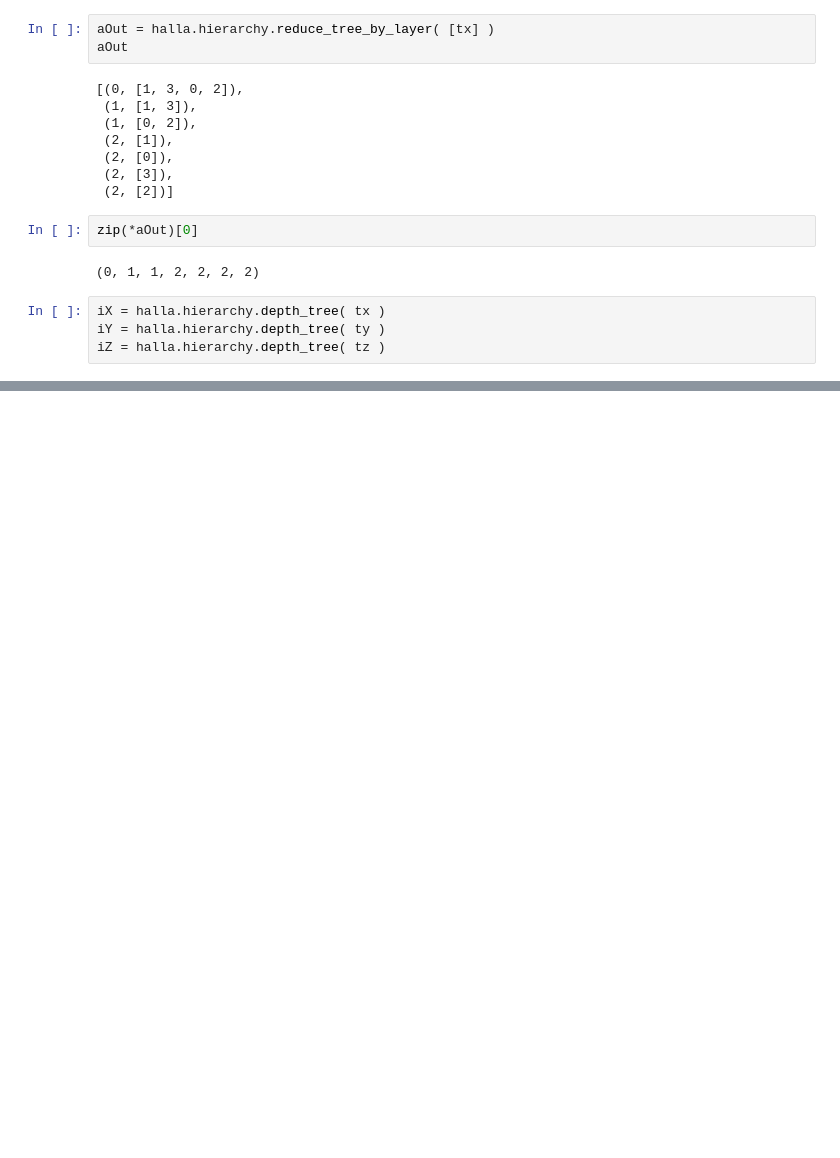
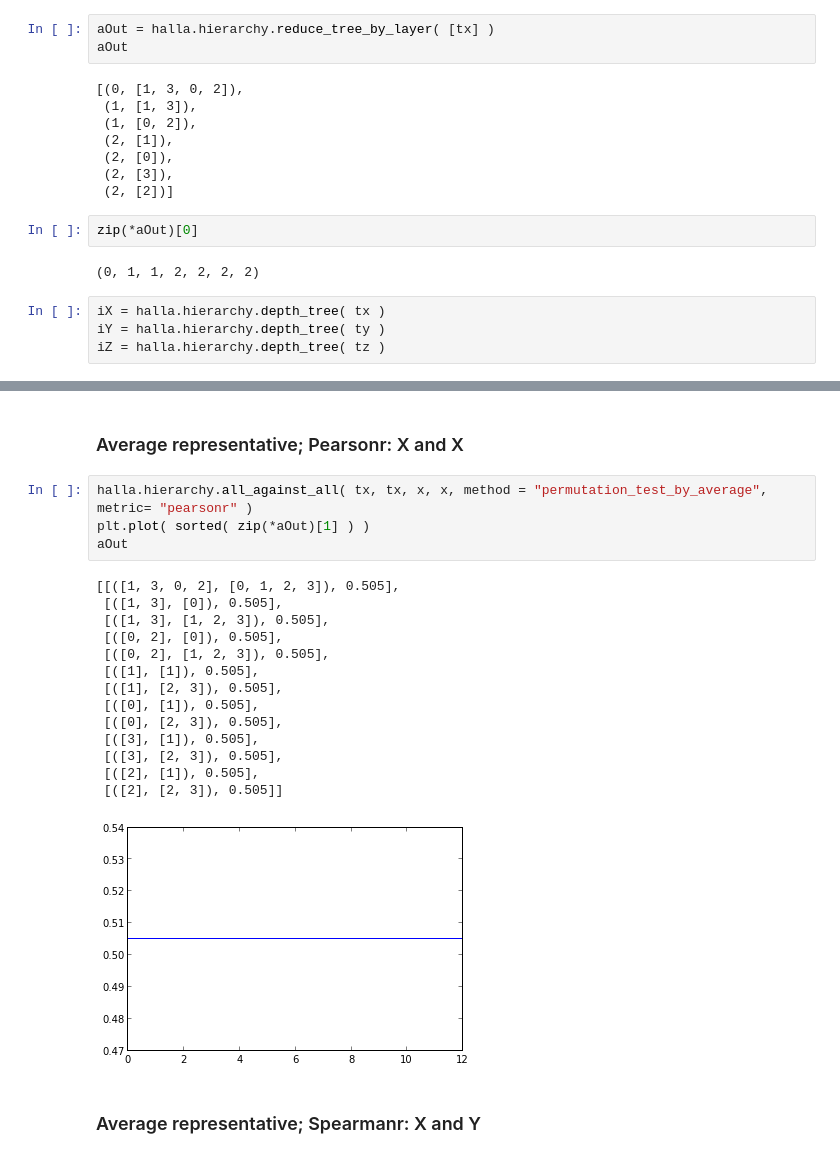
Before and after one commit to biobakery/halla_legacy, a Jupyter notebook: 27Nov2013.ipynb, the cells around one changed output, grey strips where cells are left out. Cells and saved outputs as stored; diff of their text form; blank space fills up the shorter version.

```diff
--- a/27Nov2013.ipynb
+++ b/27Nov2013.ipynb
@@ -113,0 +290,23 @@ iZ = halla.hierarchy.depth_tree( tz )
+# %% [markdown]
+### Average representative; Pearsonr: X and X
+# %%
+halla.hierarchy.all_against_all( tx, tx, x, x, method = "permutation_test_by_average", metric= "pearsonr" )
+plt.plot( sorted( zip(*aOut)[1] ) )
+aOut
+# %% [output]
+[[([1, 3, 0, 2], [0, 1, 2, 3]), 0.505],
+ [([1, 3], [0]), 0.505],
+ [([1, 3], [1, 2, 3]), 0.505],
+ [([0, 2], [0]), 0.505],
+ [([0, 2], [1, 2, 3]), 0.505],
+ [([1], [1]), 0.505],
+ [([1], [2, 3]), 0.505],
+ [([0], [1]), 0.505],
+ [([0], [2, 3]), 0.505],
+ [([3], [1]), 0.505],
+ [([3], [2, 3]), 0.505],
+ [([2], [1]), 0.505],
+ [([2], [2, 3]), 0.505]]
+[figure, added]
+# %% [markdown]
+### Average representative; Spearmanr: X and Y
```
Also changed, not shown: parts of 27 cells of this notebook, 2 other files.
